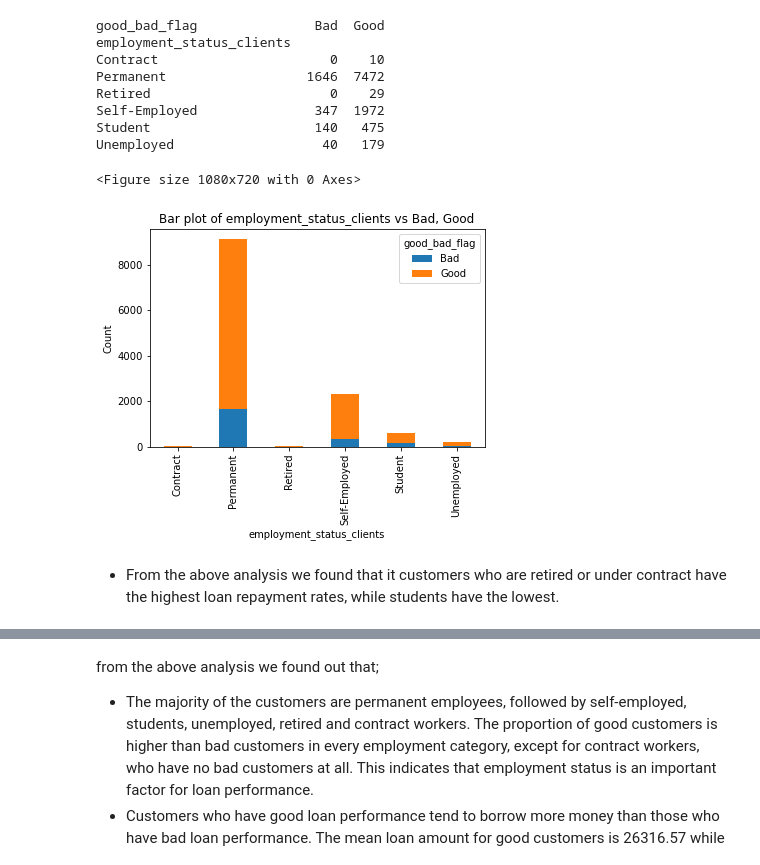
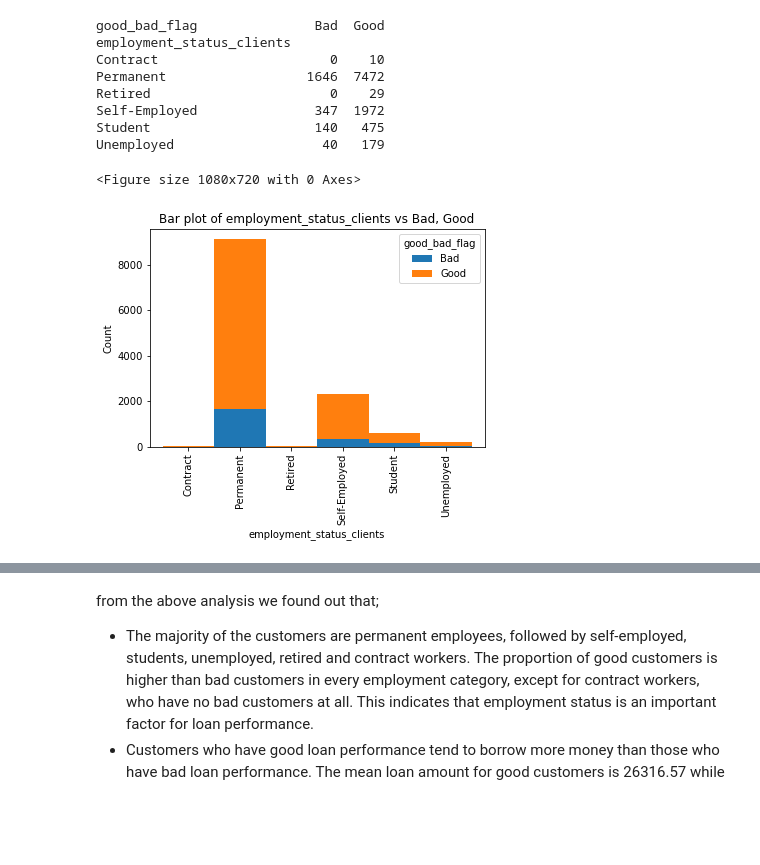
Before and after one commit to frank015940/Loan-Default-Prediction, a Jupyter notebook: loan_default.ipynb, the cells around one changed output, grey strips where cells are left out. Drawn from its saved outputs; the diff is of its cells as text; code cells hidden in the pictures; blank space fills up the shorter version.

```diff
--- a/loan_default.ipynb
+++ b/loan_default.ipynb
@@ -496,22 +452,0 @@ From the plotted graph we find that loans repayement most delayed days are 50 th
-# %%
-# Convert date columns to datetime objects
-date_columns = ['firstduedate', 'firstrepaiddate']
-for col in date_columns:
-    merged_data[col] = pd.to_datetime(merged_data[col])
-
-# Extract year and month from 'firstrepaiddate'
-merged_data['year'] =merged_data['firstrepaiddate'].dt.year
-merged_data['month'] = merged_data['firstrepaiddate'].dt.month
-
-# Group data by year and month and count the number of loan payments
-monthly_payment_counts = merged_data.groupby(['year', 'month'])['firstrepaiddate'].count().reset_index()
-
-# Create a time series line plot
-plt.figure(figsize=(12, 6))
-plt.plot(monthly_payment_counts['firstrepaiddate'], marker='o', linestyle='-', color='b')
-plt.title('Monthly Loan Payment Trend Over Time')
-plt.xlabel('Year and Month')
-plt.ylabel('Number of Loan Payments')
-plt.xticks(rotation=45)
-plt.grid(True)
-plt.show()
@@ -534,28 +465,26 @@ Self-Employed               347  1972
 Student                     140   475
 Unemployed                   40   179
 # %%
-
 def plot_crosstab(crosstab):
     # Create a bar plot
     plt.figure(figsize=(15, 10))
-    crosstab.plot(kind='bar', stacked=True)
+    # Use width=1 to make the bars touch each other
+    crosstab.plot(kind='bar', stacked=True, width=1)
 
     # Add labels and title
     plt.xlabel(crosstab.index.name)
     plt.ylabel('Count')
     plt.title('Bar plot of ' + crosstab.index.name + ' vs ' + ', '.join(crosstab.columns))
 
     # Show the plot
     plt.show()
 
 # merged_data  as the dataframe
 cross_tab = pd.crosstab(merged_data['employment_status_clients'], merged_data['good_bad_flag'])
 plot_crosstab(cross_tab)
 # %% [output]
 <Figure size 1080x720 with 0 Axes>
-[figure, old version]
+[figure, new version]
-# %% [markdown]
-- From the above analysis we found that it customers who are retired or under contract have the highest loan repayment rates, while students have the lowest.
 # %%
 # Calculate the mean loan amount and term days for each group
 mean_loan_amount = merged_data.groupby("good_bad_flag")["loanamount.perf"].mean()
```
Also changed, not shown: parts of 21 cells of this notebook.
